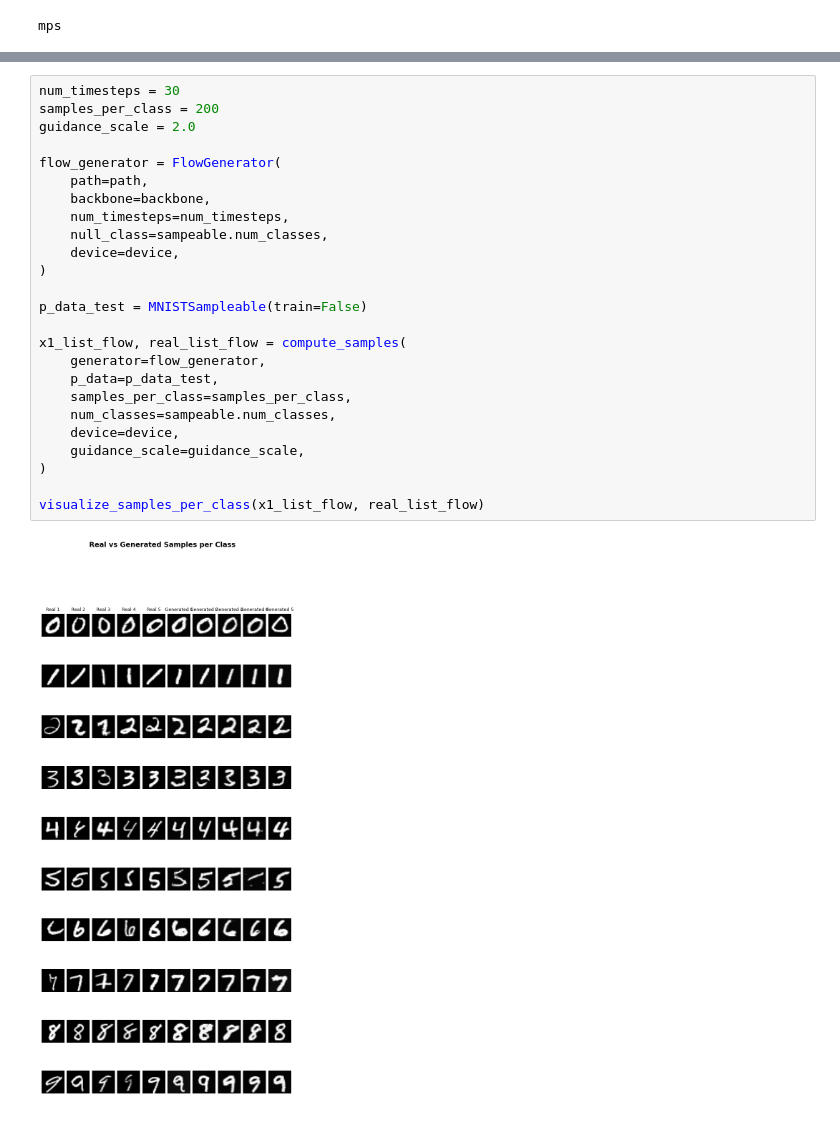
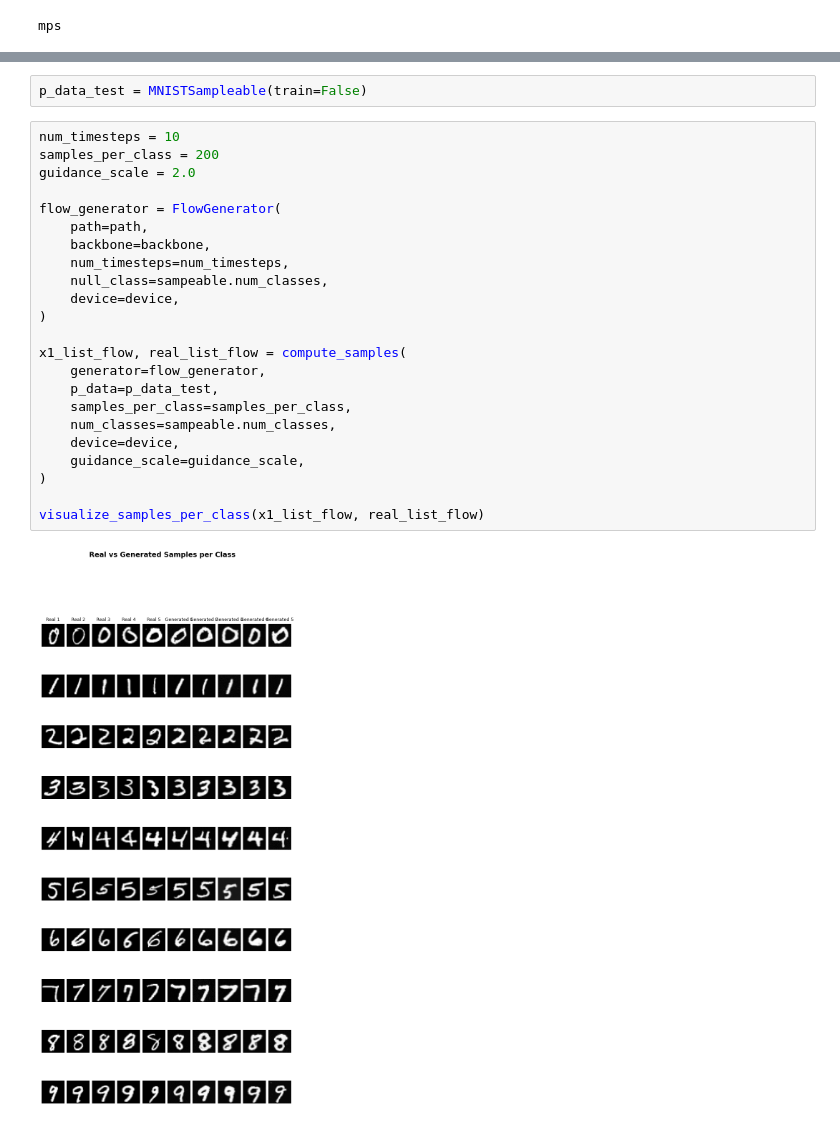
Before and after one commit to chookcurry/flow-matching, a Jupyter notebook: notebooks/mnist/evaluate_flow.ipynb, the cells around one changed output, grey strips where cells are left out. Drawn from its saved outputs; the diff is of its cells as text.

```diff
--- a/notebooks/mnist/evaluate_flow.ipynb
+++ b/notebooks/mnist/evaluate_flow.ipynb
@@ -51,32 +51,32 @@ encoder.load_state_dict(torch.load("./models/classifier.pt"))
 # %% [output]
 <All keys matched successfully>
+# %%
+p_data_test = MNISTSampleable(train=False)
 # %%
-num_timesteps = 30
+num_timesteps = 10
 samples_per_class = 200
 guidance_scale = 2.0
 
 flow_generator = FlowGenerator(
     path=path,
     backbone=backbone,
     num_timesteps=num_timesteps,
     null_class=sampeable.num_classes,
     device=device,
 )
 
-p_data_test = MNISTSampleable(train=False)
-
 x1_list_flow, real_list_flow = compute_samples(
     generator=flow_generator,
     p_data=p_data_test,
     samples_per_class=samples_per_class,
     num_classes=sampeable.num_classes,
     device=device,
     guidance_scale=guidance_scale,
 )
 
 visualize_samples_per_class(x1_list_flow, real_list_flow)
 # %% [output]
-[figure, old version]
+[figure, new version]
 # %%
 from diffusion.evaluation.evaluate import visualize_tsne_per_class
 
```
Also changed, not shown: parts of 5 cells of this notebook, 13 other files.
